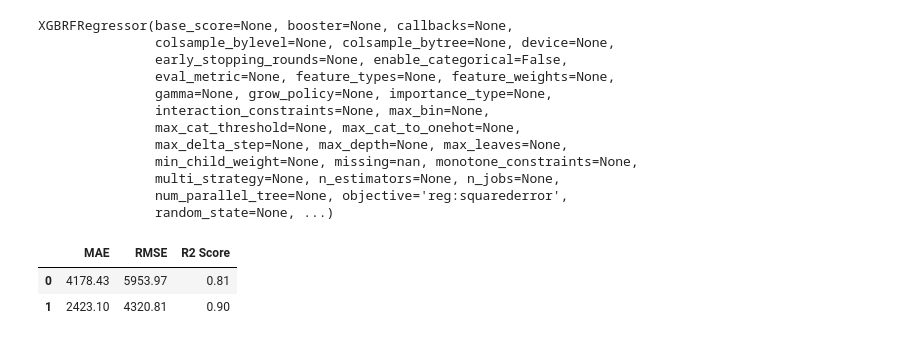
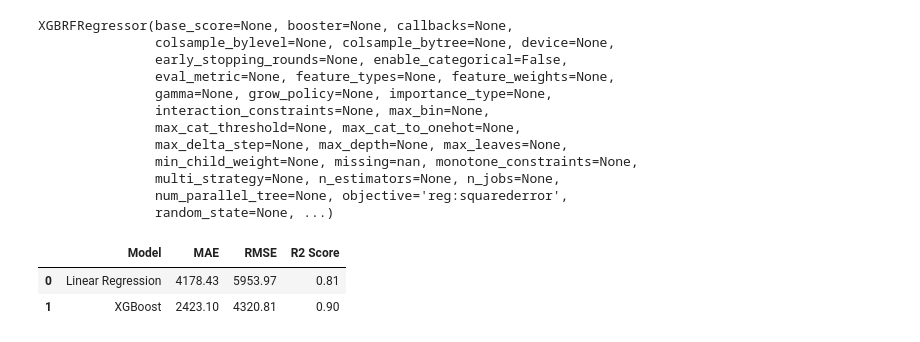
Before and after one commit to fikrifaizz/claim-dashboard-for-hr-monitoring, a Jupyter notebook: notebooks/prediction_regression & classification.ipynb, the cells around one changed output. Drawn from its saved outputs; the diff is of its cells as text; code cells hidden in the pictures.

```diff
--- a/notebooks/prediction_regression & classification.ipynb
+++ b/notebooks/prediction_regression & classification.ipynb
@@ -198,29 +202,30 @@ XGBRFRegressor(base_score=None, booster=None, callbacks=None,
 # %%
 def evaluate_model(model, xtest, ytest):
     ypred = model.predict(xtest)
     results = {
         'MAE': mean_absolute_error(ytest, ypred),
         'RMSE': root_mean_squared_error(ytest, ypred),
         'R2 Score': r2_score(ytest, ypred)
     }
     return results
 
 results = {
     "Linear Regression": evaluate_model(lr, xtest, ytest),
     "XGBoost": evaluate_model(xgb, xtest, ytest)
 }
 
 summary = pd.DataFrame(columns=['MAE', 'RMSE', 'R2 Score'])
 row = []
 for model, result in results.items():
     row.append({
+        'Model': model,
         'MAE': f"{result['MAE']:.2f}",
         'RMSE': f"{result['RMSE']:.2f}",
         'R2 Score': f"{result['R2 Score']:.2f}"
     })
 summary = pd.DataFrame(row)
 summary
 # %% [output]
-|  | MAE | RMSE | R2 Score |
-| 0 | 4178.43 | 5953.97 | 0.81 |
-| 1 | 2423.10 | 4320.81 | 0.90 |
+|  | Model | MAE | RMSE | R2 Score |
+| 0 | Linear Regression | 4178.43 | 5953.97 | 0.81 |
+| 1 | XGBoost | 2423.10 | 4320.81 | 0.90 |
```
Also changed, not shown: parts of 4 cells of this notebook.
